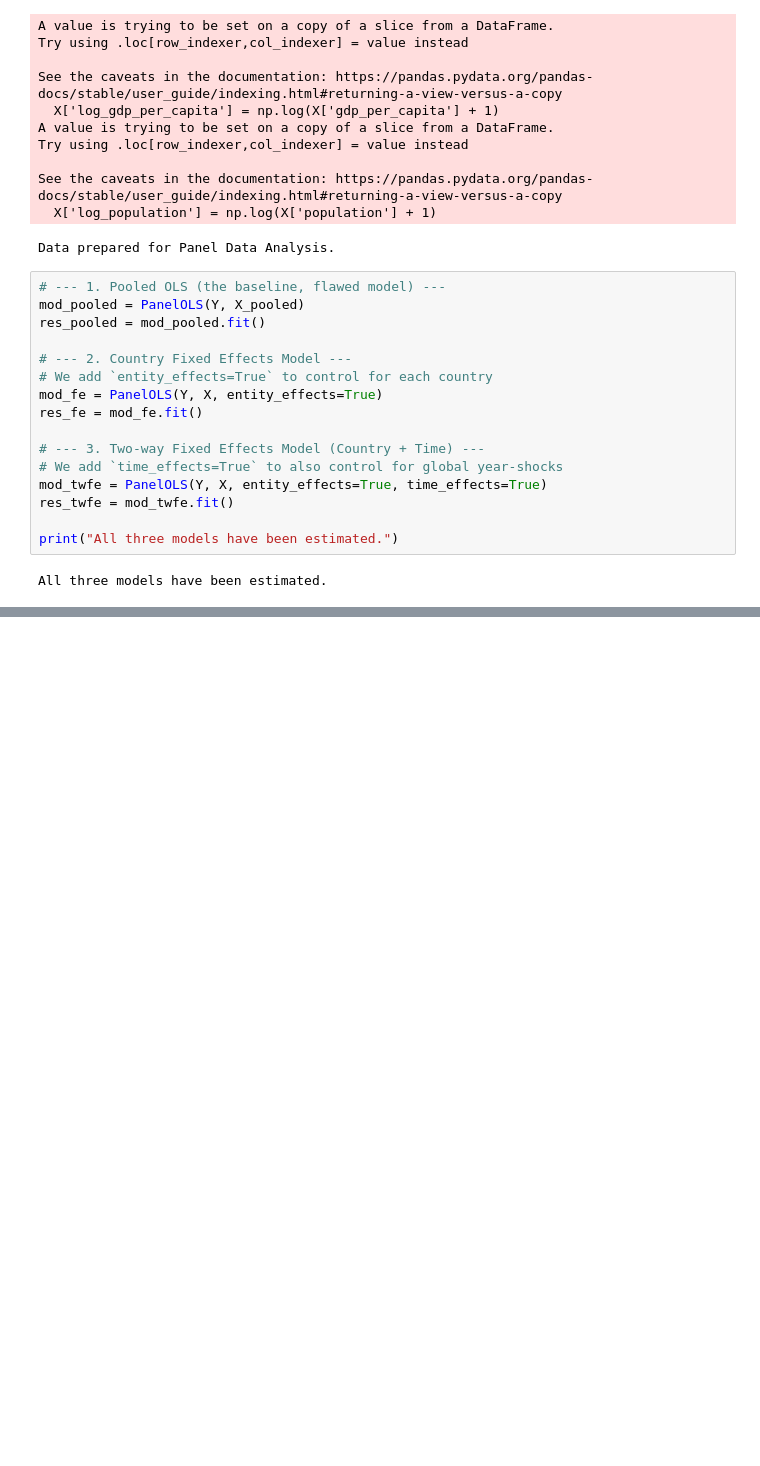
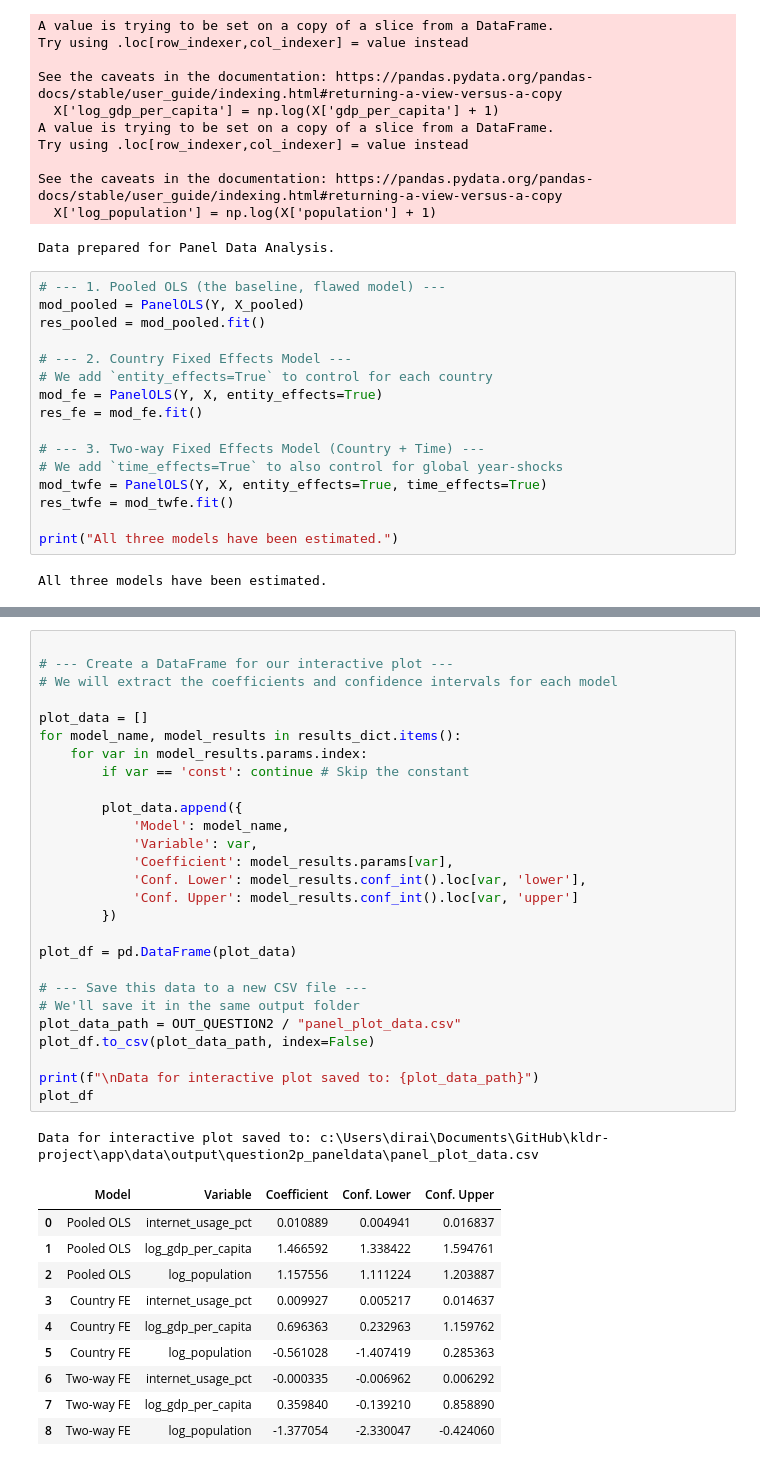
Before and after one commit to kevindrmo/kldr-project, a Jupyter notebook: scripts/panel_data_analysis.ipynb, the cells around one changed output, grey strips where cells are left out. Saved outputs shown, nothing was run; the diff lists cells and outputs as text; blank space fills up the shorter version.

```diff
--- a/scripts/panel_data_analysis.ipynb
+++ b/scripts/panel_data_analysis.ipynb
@@ -131,0 +131,39 @@ id: 0x17763538cd0
+# %%
+
+# --- Create a DataFrame for our interactive plot ---
+# We will extract the coefficients and confidence intervals for each model
+
+plot_data = []
+for model_name, model_results in results_dict.items():
+    for var in model_results.params.index:
+        if var == 'const': continue # Skip the constant
+
+        plot_data.append({
+            'Model': model_name,
+            'Variable': var,
+            'Coefficient': model_results.params[var],
+            'Conf. Lower': model_results.conf_int().loc[var, 'lower'],
+            'Conf. Upper': model_results.conf_int().loc[var, 'upper']
+        })
+
+plot_df = pd.DataFrame(plot_data)
+
+# --- Save this data to a new CSV file ---
+# We'll save it in the same output folder
+plot_data_path = OUT_QUESTION2 / "panel_plot_data.csv"
+plot_df.to_csv(plot_data_path, index=False)
+
+print(f"\nData for interactive plot saved to: {plot_data_path}")
+plot_df
+# %% [output]
+Data for interactive plot saved to: c:\Users\dirai\Documents\GitHub\kldr-project\app\data\output\question2p_paneldata\panel_plot_data.csv
+|  | Model | Variable | Coefficient | Conf. Lower | Conf. Upper |
+| 0 | Pooled OLS | internet_usage_pct | 0.010889 | 0.004941 | 0.016837 |
+| 1 | Pooled OLS | log_gdp_per_capita | 1.466592 | 1.338422 | 1.594761 |
+| 2 | Pooled OLS | log_population | 1.157556 | 1.111224 | 1.203887 |
+| 3 | Country FE | internet_usage_pct | 0.009927 | 0.005217 | 0.014637 |
+| 4 | Country FE | log_gdp_per_capita | 0.696363 | 0.232963 | 1.159762 |
+| 5 | Country FE | log_population | -0.561028 | -1.407419 | 0.285363 |
+| 6 | Two-way FE | internet_usage_pct | -0.000335 | -0.006962 | 0.006292 |
+| 7 | Two-way FE | log_gdp_per_capita | 0.359840 | -0.139210 | 0.858890 |
+| 8 | Two-way FE | log_population | -1.377054 | -2.330047 | -0.424060 |
```
Also changed, not shown: parts of 2 cells of this notebook, 2 other files.
